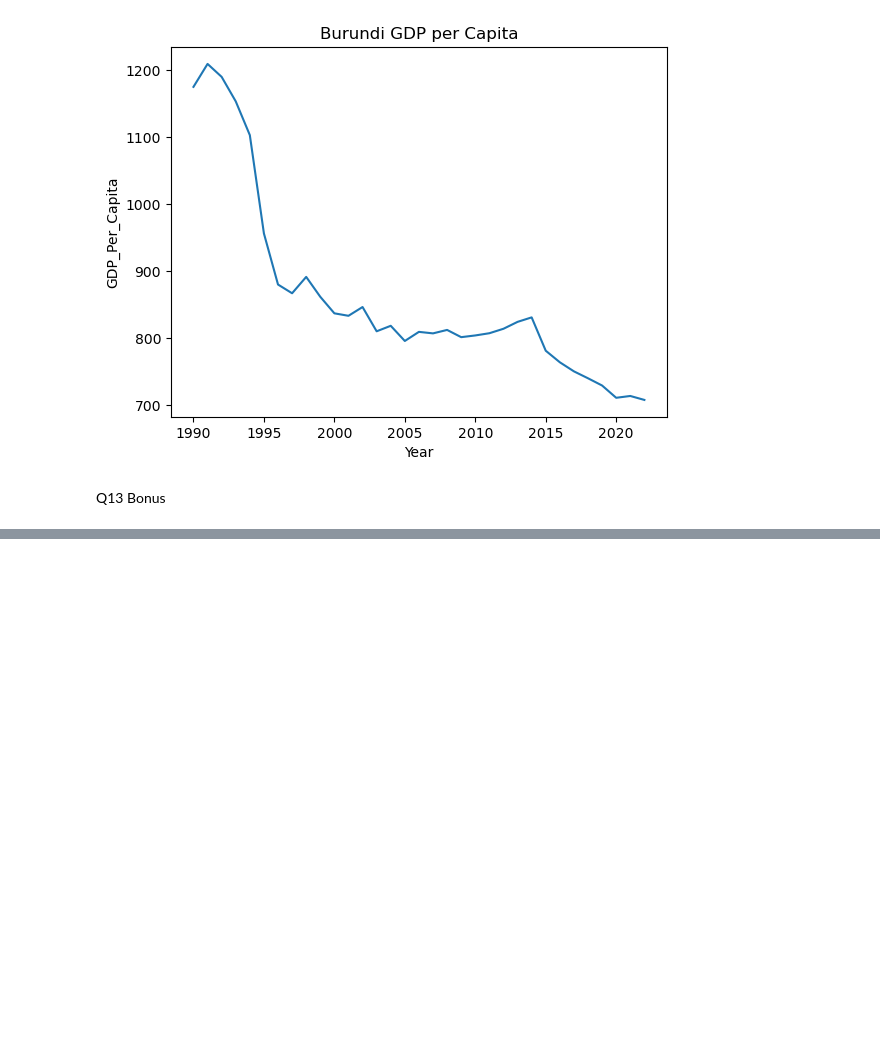
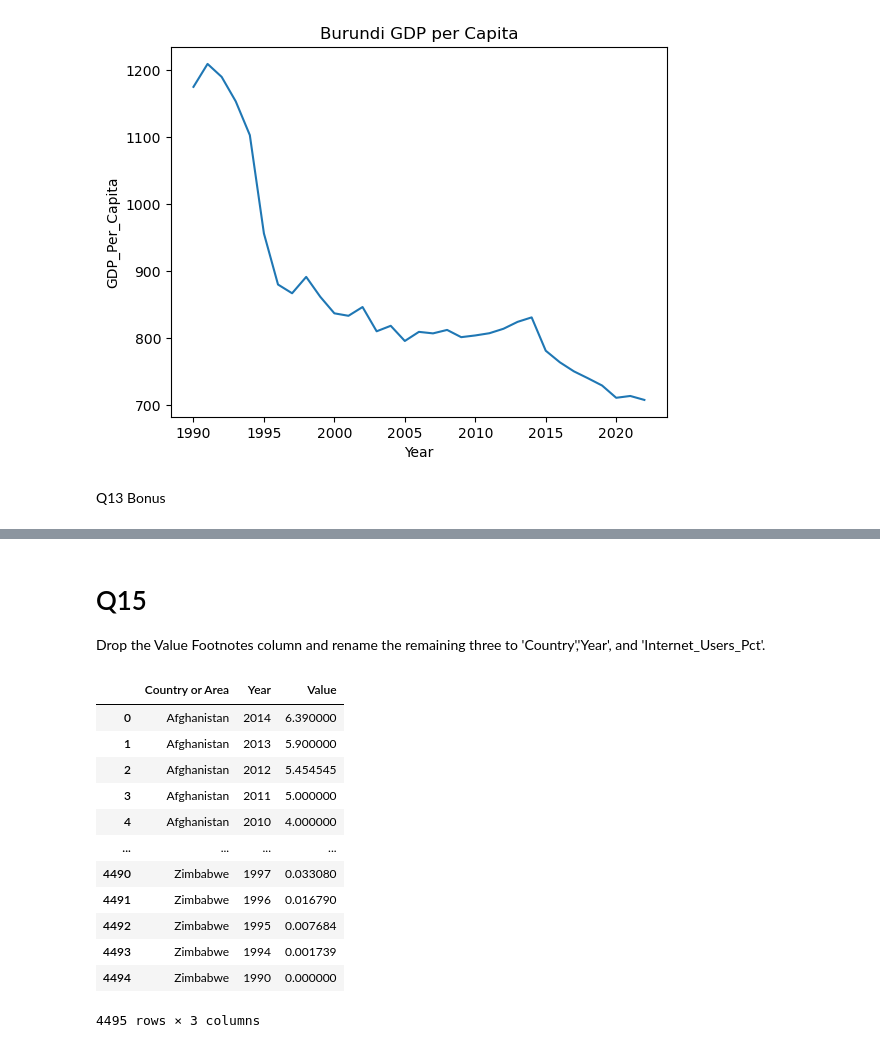
Before and after one commit to NSS-Data-Analytics-Cohort-11/undata-zdemeke, a Jupyter notebook: notebook/UN_Data_project.ipynb, the cells around one changed output, grey strips where cells are left out. Cells and saved outputs as stored; diff of their text form; code cells hidden in the pictures; blank space fills up the shorter version.

```diff
--- a/notebook/UN_Data_project.ipynb
+++ b/notebook/UN_Data_project.ipynb
@@ -420,0 +456,3 @@ Q14.
+# %%
+#remove NaN from Value column
+internet_df = internet_df[internet_df['Value'].notna()]
@@ -420,0 +482,3 @@ Q14.
+# %%
+#change the data type of the 'Year'column to integer
+internet_df['Year']=internet_df['Year'].astype('int64')
@@ -420,0 +498,21 @@ Q14.
+# %% [markdown]
+# Q15
+Drop the Value Footnotes column and rename the remaining three to 'Country','Year', and 'Internet_Users_Pct'.
+# %%
+internet_df= internet_df.drop(columns=['Value Footnotes'])
+# %%
+internet_df
+# %% [output]
+|  | Country or Area | Year | Value |
+| 0 | Afghanistan | 2014 | 6.390000 |
+| 1 | Afghanistan | 2013 | 5.900000 |
+| 2 | Afghanistan | 2012 | 5.454545 |
+| 3 | Afghanistan | 2011 | 5.000000 |
+| 4 | Afghanistan | 2010 | 4.000000 |
+| ... | ... | ... | ... |
+| 4490 | Zimbabwe | 1997 | 0.033080 |
+| 4491 | Zimbabwe | 1996 | 0.016790 |
+| 4492 | Zimbabwe | 1995 | 0.007684 |
+| 4493 | Zimbabwe | 1994 | 0.001739 |
+| 4494 | Zimbabwe | 1990 | 0.000000 |
+4495 rows × 3 columns
```
Also changed, not shown: parts of 25 cells of this notebook, 4 other files.
